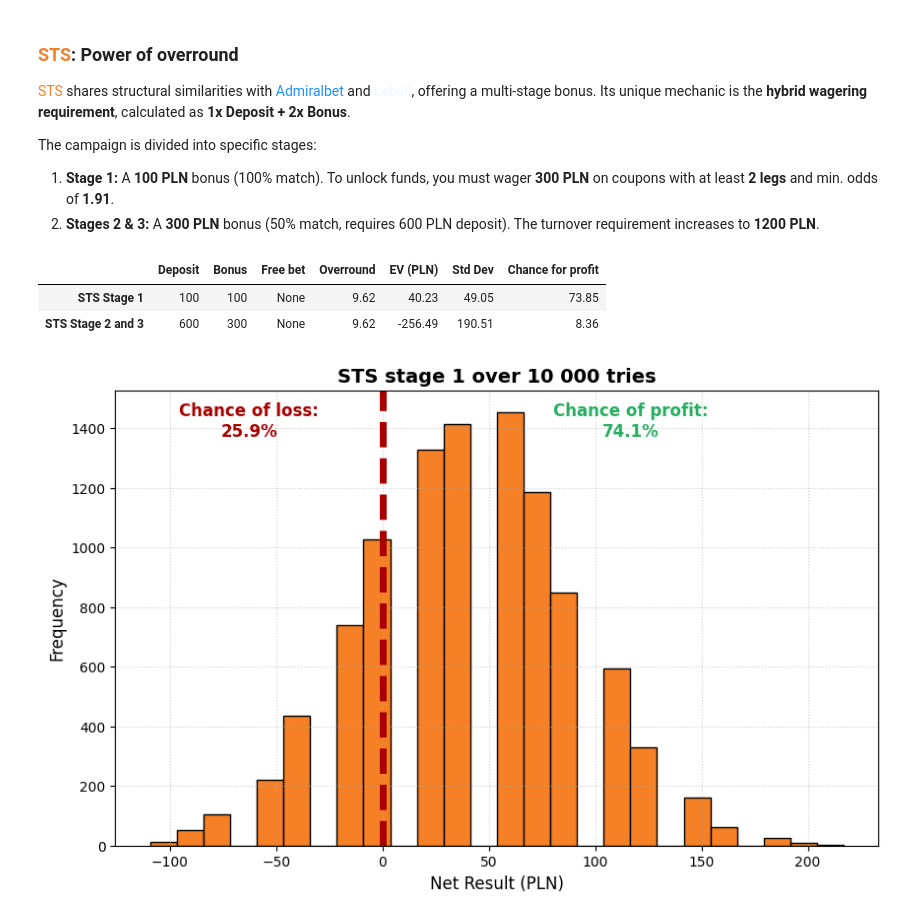
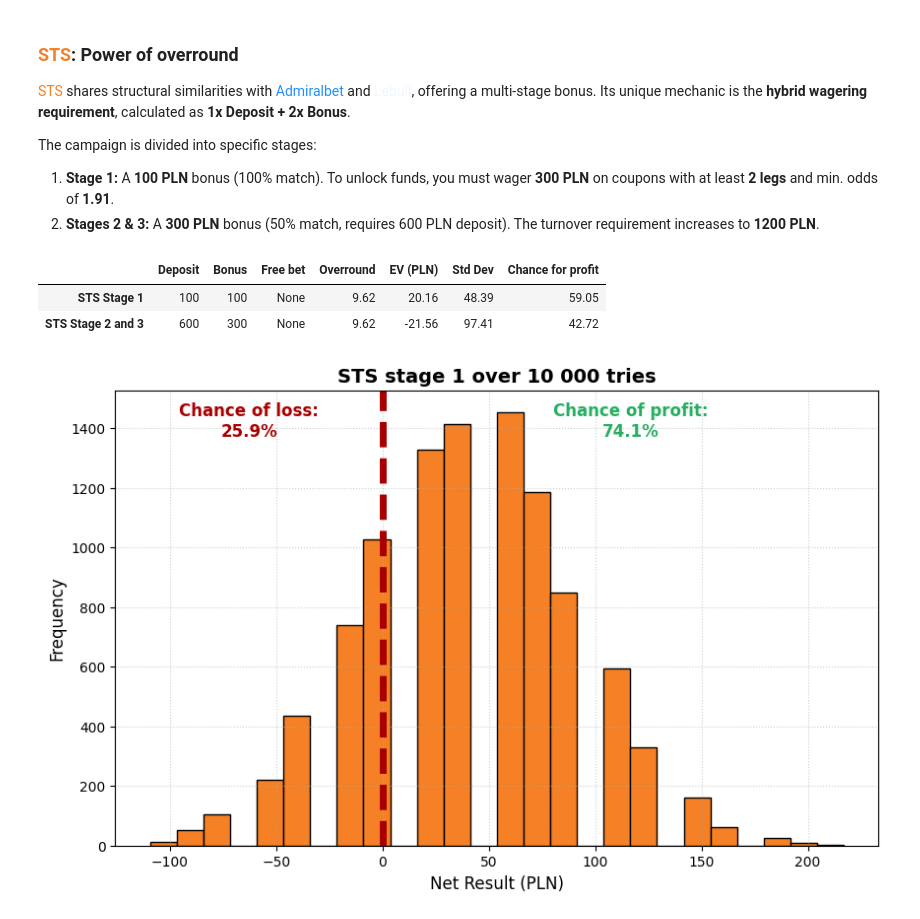
Before and after one commit to nzagozdzon-AGH/Free_Lunch_Theorem, a Jupyter notebook: Bookie_beater.ipynb, the cells around one changed output. Drawn from its saved outputs; the diff is of its cells as text; code cells hidden in the pictures.

```diff
--- a/Bookie_beater.ipynb
+++ b/Bookie_beater.ipynb
@@ -245,20 +279,20 @@ The campaign is divided into specific stages:
 # %%
 sts_overround = engine.overround_calculator(odds.sts_odds)
 data_stage_1 = engine.monte_carlo(offers.STS["Offer_1"], sts_overround)
 data_stage_2_3 = engine.monte_carlo(offers.STS["Offer_2_and_3"], sts_overround)
 
 data_values = [
     [offers.STS["Offer_1"]["deposit"], offers.STS["Offer_1"]["bonus"], offers.STS["Offer_1"]["free_bet"], (sts_overround-1)*100, np.mean(data_stage_1), np.std(data_stage_1), engine.chance_of_profit(data_stage_1)],
-    [offers.STS["Offer_2_and_3"]["deposit"], offers.STS["Offer_2_and_3"]["bonus"], offers.STS["Offer_2_and_3"]["free_bet"], (sts_overround-1)*100, np.mean(data_stage_2), np.std(data_stage_2), engine.chance_of_profit(data_stage_2)],
+    [offers.STS["Offer_2_and_3"]["deposit"], offers.STS["Offer_2_and_3"]["bonus"], offers.STS["Offer_2_and_3"]["free_bet"], (sts_overround-1)*100, np.mean(data_stage_2_3), np.std(data_stage_2_3), engine.chance_of_profit(data_stage_2_3)],
 ]
 columns = ["Deposit", "Bonus","Free bet","Overround","EV (PLN)", "Std Dev", "Chance for profit"]
 index_names = ["STS Stage 1", "STS Stage 2 and 3"]
 df = pd.DataFrame(data=data_values, index=index_names, columns=columns)
 df
 # %% [output]
 |  | Deposit | Bonus | Free bet | Overround | EV (PLN) | Std Dev | Chance for profit |
-| STS Stage 1 | 100 | 100 | None | 9.62 | 40.23 | 49.05 | 73.85 |
-| STS Stage 2 and 3 | 600 | 300 | None | 9.62 | -256.49 | 190.51 | 8.36 |
+| STS Stage 1 | 100 | 100 | None | 9.62 | 20.16 | 48.39 | 59.05 |
+| STS Stage 2 and 3 | 600 | 300 | None | 9.62 | -21.56 | 97.41 | 42.72 |
 # %%
 engine.visualize_results(data_stage_1, "STS stage 1 over 10 000 tries", color = "#F58025")
 # %% [output]
```
Also changed, not shown: parts of 4 cells of this notebook, 2 other files.
